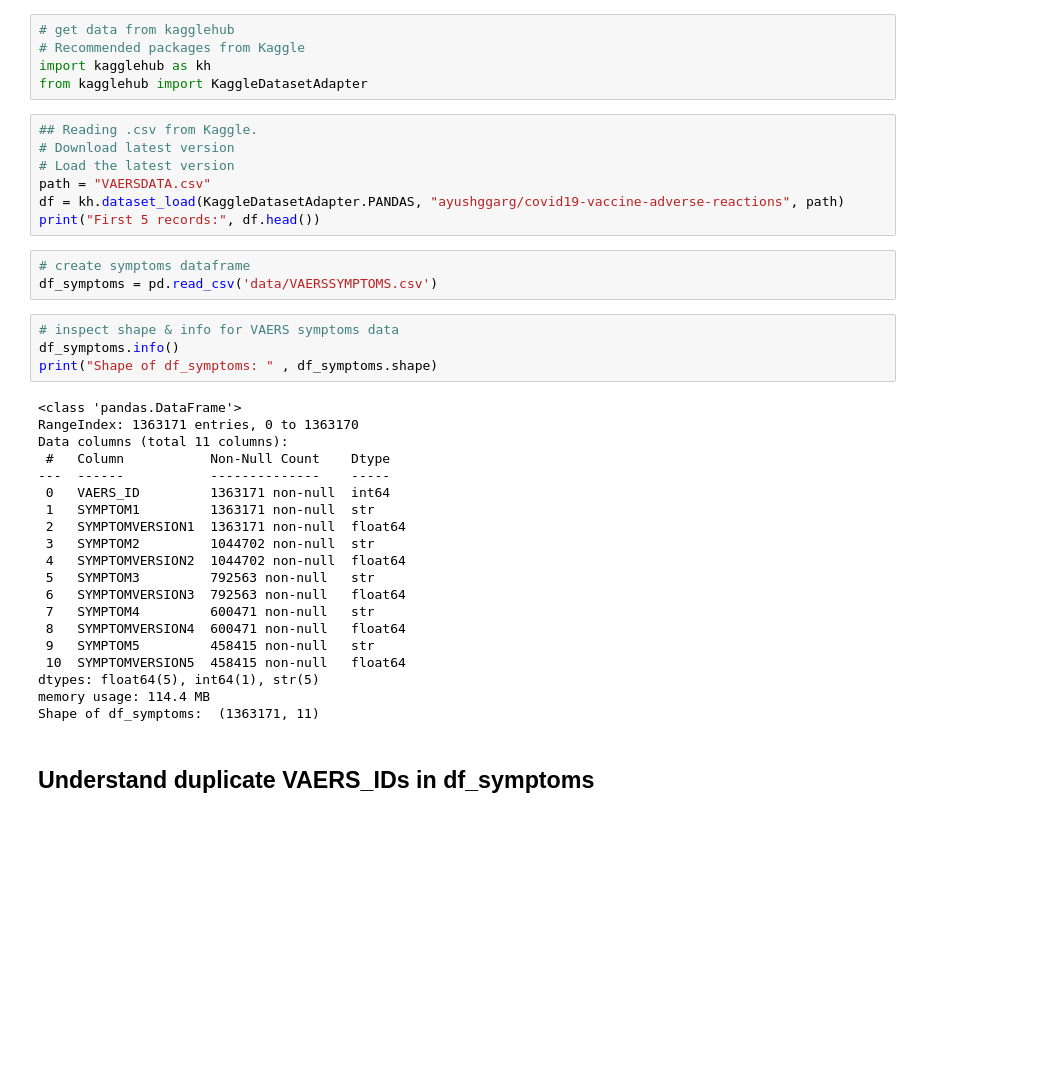
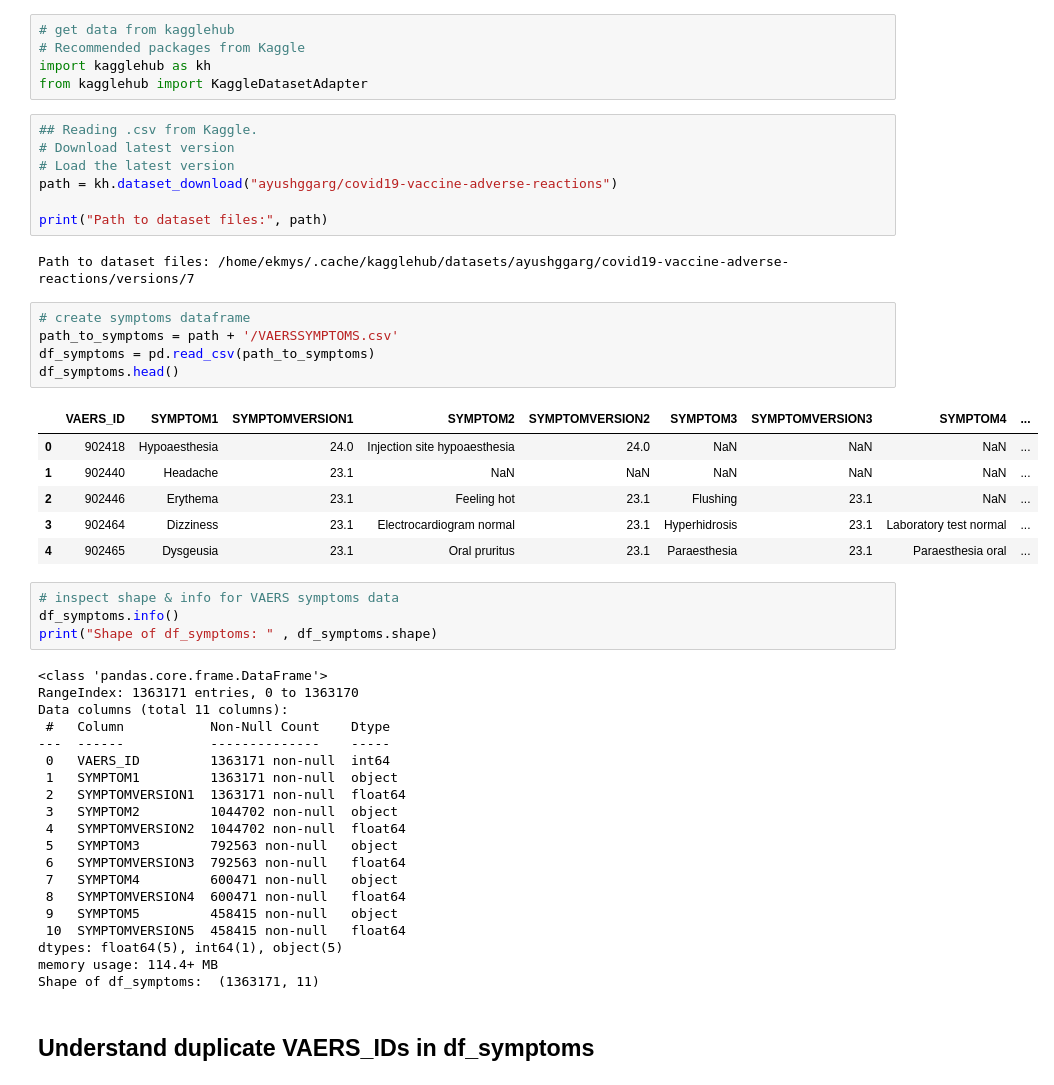
Before and after one commit to uw-msim-imt561-2026/covid-19-vaccine-adverse-reactions, a Jupyter notebook: notebooks/cleaning_symptoms.ipynb, the cells around one changed output. Saved outputs shown, nothing was run; the diff lists cells and outputs as text; blank space fills up the shorter version.

Commit message:
Updated cleaning Jupyter notebook with process for downloading Kaggle csv files rather than accessing locally in /data folder

```diff
--- a/notebooks/cleaning_symptoms.ipynb
+++ b/notebooks/cleaning_symptoms.ipynb
@@ -14,35 +18,46 @@ from kagglehub import KaggleDatasetAdapter
 ## Reading .csv from Kaggle.
 # Download latest version
 # Load the latest version
-path = "VAERSDATA.csv"
-df = kh.dataset_load(KaggleDatasetAdapter.PANDAS, "ayushggarg/covid19-vaccine-adverse-reactions", path)
-print("First 5 records:", df.head())
+path = kh.dataset_download("ayushggarg/covid19-vaccine-adverse-reactions")
+
+print("Path to dataset files:", path)
+# %% [output]
+Path to dataset files: /home/ekmys/.cache/kagglehub/datasets/ayushggarg/covid19-vaccine-adverse-reactions/versions/7
 # %%
 # create symptoms dataframe
-df_symptoms = pd.read_csv('data/VAERSSYMPTOMS.csv')
+path_to_symptoms = path + '/VAERSSYMPTOMS.csv'
+df_symptoms = pd.read_csv(path_to_symptoms)
+df_symptoms.head()
+# %% [output]
+|  | VAERS_ID | SYMPTOM1 | SYMPTOMVERSION1 | SYMPTOM2 | SYMPTOMVERSION2 | SYMPTOM3 | SYMPTOMVERSION3 | SYMPTOM4 | ... |
+| 0 | 902418 | Hypoaesthesia | 24.0 | Injection site hypoaesthesia | 24.0 | NaN | NaN | NaN | ... |
+| 1 | 902440 | Headache | 23.1 | NaN | NaN | NaN | NaN | NaN | ... |
+| 2 | 902446 | Erythema | 23.1 | Feeling hot | 23.1 | Flushing | 23.1 | NaN | ... |
+| 3 | 902464 | Dizziness | 23.1 | Electrocardiogram normal | 23.1 | Hyperhidrosis | 23.1 | Laboratory test normal | ... |
+| 4 | 902465 | Dysgeusia | 23.1 | Oral pruritus | 23.1 | Paraesthesia | 23.1 | Paraesthesia oral | ... |
 # %%
 # inspect shape & info for VAERS symptoms data
 df_symptoms.info()
 print("Shape of df_symptoms: " , df_symptoms.shape)
 # %% [output]
-<class 'pandas.DataFrame'>
+<class 'pandas.core.frame.DataFrame'>
 RangeIndex: 1363171 entries, 0 to 1363170
 Data columns (total 11 columns):
  #   Column           Non-Null Count    Dtype
 ---  ------           --------------    -----
  0   VAERS_ID         1363171 non-null  int64
- 1   SYMPTOM1         1363171 non-null  str
+ 1   SYMPTOM1         1363171 non-null  object
  2   SYMPTOMVERSION1  1363171 non-null  float64
- 3   SYMPTOM2         1044702 non-null  str
+ 3   SYMPTOM2         1044702 non-null  object
  4   SYMPTOMVERSION2  1044702 non-null  float64
- 5   SYMPTOM3         792563 non-null   str
+ 5   SYMPTOM3         792563 non-null   object
  6   SYMPTOMVERSION3  792563 non-null   float64
- 7   SYMPTOM4         600471 non-null   str
+ 7   SYMPTOM4         600471 non-null   object
  8   SYMPTOMVERSION4  600471 non-null   float64
- 9   SYMPTOM5         458415 non-null   str
+ 9   SYMPTOM5         458415 non-null   object
  10  SYMPTOMVERSION5  458415 non-null   float64
-dtypes: float64(5), int64(1), str(5)
-memory usage: 114.4 MB
+dtypes: float64(5), int64(1), object(5)
+memory usage: 114.4+ MB
 Shape of df_symptoms:  (1363171, 11)
 # %% [markdown]
 ## Understand duplicate VAERS_IDs in df_symptoms
```
Also changed, not shown: parts of 1 cell of this notebook.
